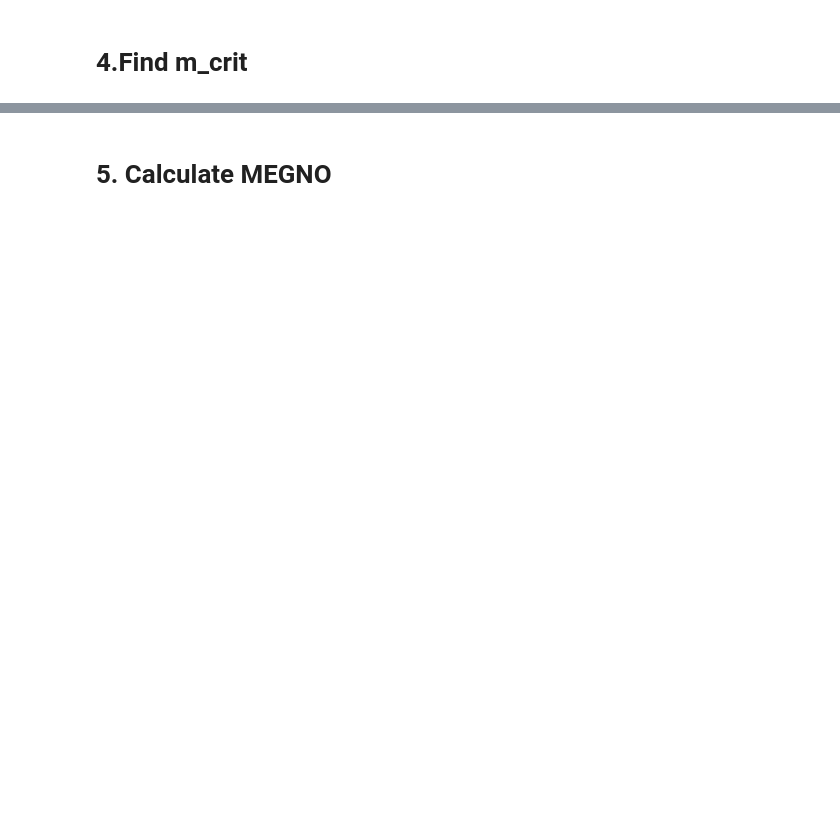
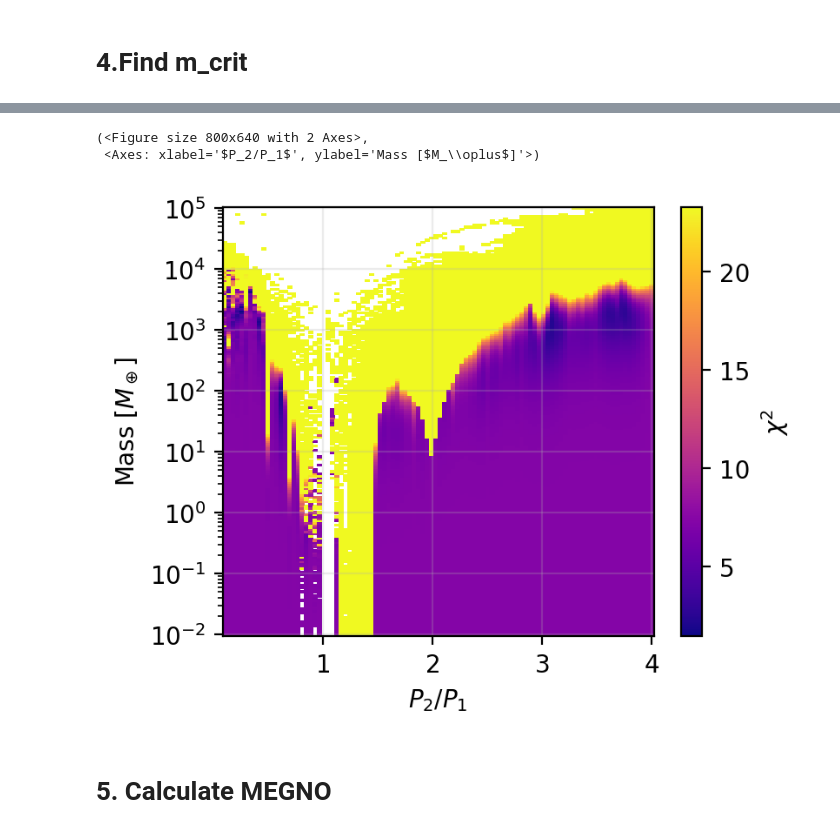
Before and after one commit to troyzx/CMAT, a Jupyter notebook: example.ipynb, the cells around one changed output, grey strips where cells are left out. Saved outputs shown, nothing was run; the diff lists cells and outputs as text; code cells hidden in the pictures; blank space fills up the shorter version.

Commit message:
feat: update notebook to add chi2 surface plot and cache support

```diff
--- a/example.ipynb
+++ b/example.ipynb
@@ -154,3 +142,26 @@ plt.legend()
+# %%
+from cmat.plotting import score_surfaces as sp
+fig, ax = plt.subplots(figsize=(4, 3.2), dpi=200)
+sp.plot_score_surface(
+    period_ratios=rs,
+    companion_masses=mp2s,
+    surface=chi2_surface,
+    statistic_label="$\\chi^2$",
+    vmin=None,
+    vmax=mass_thresholds.chi2_threshold,
+    threshold=None,
+    show_threshold=True,
+    threshold_color="white",
+    levels=None,
+    ax=ax,
+    cmap="plasma",
+    figsize=(4, 3.2),
+    dpi=200,
+)
+# %% [output]
+(<Figure size 800x640 with 2 Axes>,
+ <Axes: xlabel='$P_2/P_1$', ylabel='Mass [$M_\\oplus$]'>)
+[figure, added]
 # %% [markdown]
 # 5. Calculate MEGNO
 # %%
```
Also changed, not shown: parts of 6 cells of this notebook.
